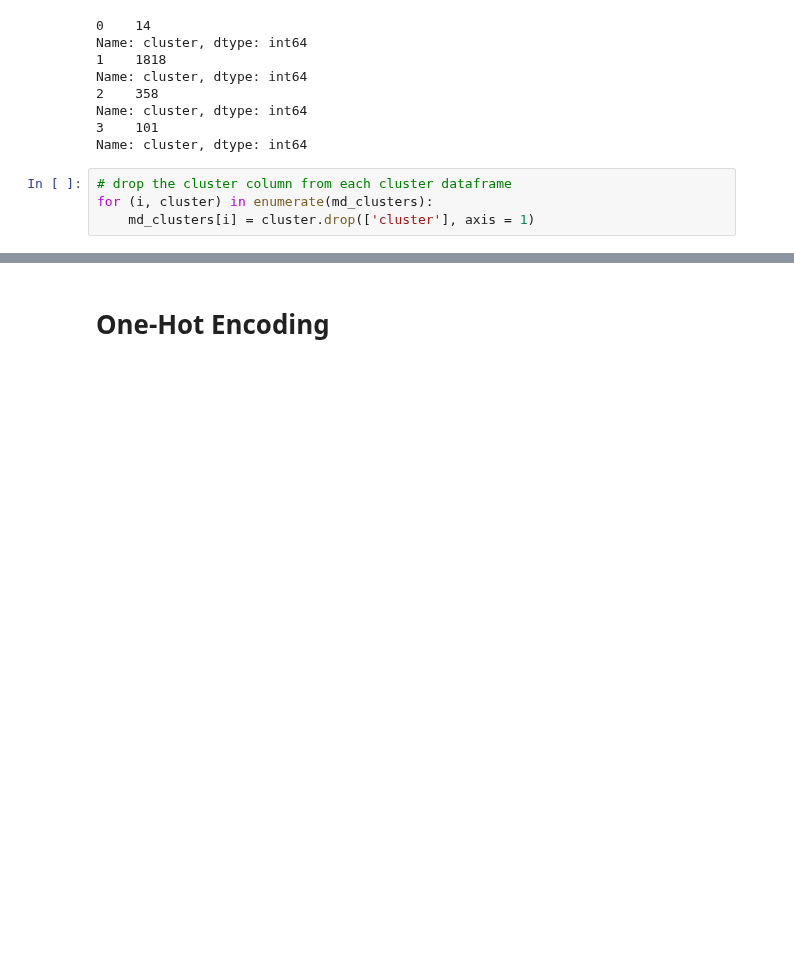
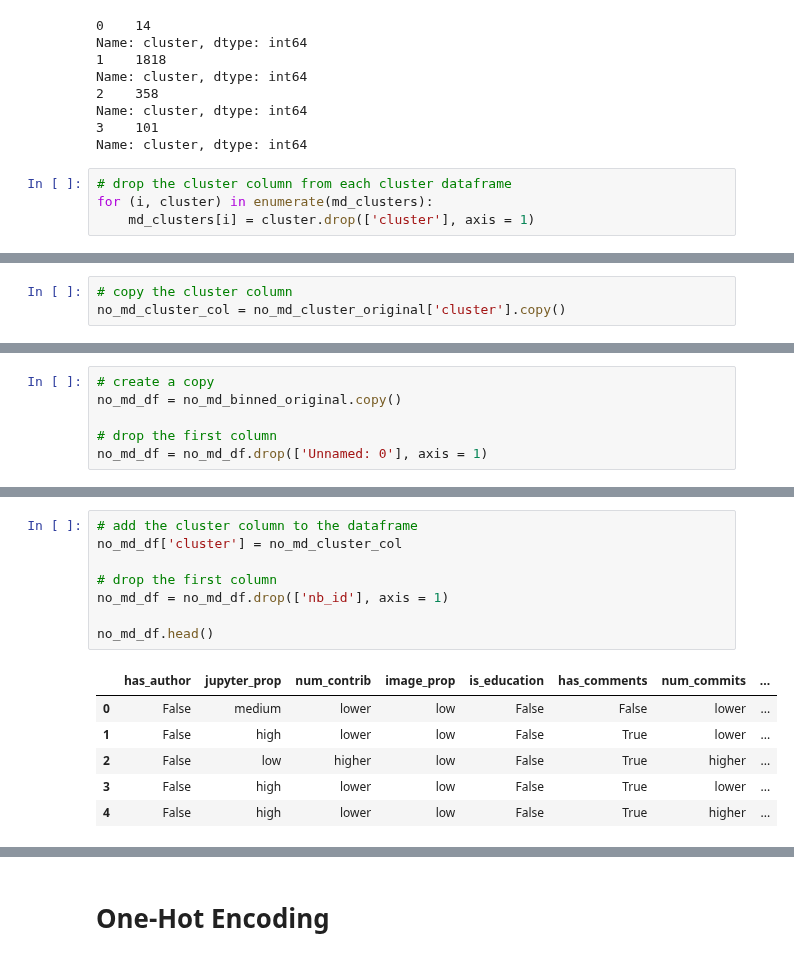
Before and after one commit to Isabel-Gan/quantifying-notebook-features, a Jupyter notebook: output/complete-runs/analysis/cluster-data/cluster-rule-learning.ipynb, the cells around one changed output, grey strips where cells are left out. Drawn from its saved outputs; the diff is of its cells as text; blank space fills up the shorter version.

```diff
--- a/output/complete-runs/analysis/cluster-data/cluster-rule-learning.ipynb
+++ b/output/complete-runs/analysis/cluster-data/cluster-rule-learning.ipynb
@@ -100,0 +116,3 @@ for (i, cluster) in enumerate(md_clusters):
+# %%
+# copy the cluster column
+no_md_cluster_col = no_md_cluster_original['cluster'].copy()
@@ -100,0 +132,6 @@ for (i, cluster) in enumerate(md_clusters):
+# %%
+# create a copy
+no_md_df = no_md_binned_original.copy()
+
+# drop the first column
+no_md_df = no_md_df.drop(['Unnamed: 0'], axis = 1)
@@ -100,0 +144,15 @@ for (i, cluster) in enumerate(md_clusters):
+# %%
+# add the cluster column to the dataframe
+no_md_df['cluster'] = no_md_cluster_col
+
+# drop the first column
+no_md_df = no_md_df.drop(['nb_id'], axis = 1)
+
+no_md_df.head()
+# %% [output]
+|  | has_author | jupyter_prop | num_contrib | image_prop | is_education | has_comments | num_commits | ... |
+| 0 | False | medium | lower | low | False | False | lower | ... |
+| 1 | False | high | lower | low | False | True | lower | ... |
+| 2 | False | low | higher | low | False | True | higher | ... |
+| 3 | False | high | lower | low | False | True | lower | ... |
+| 4 | False | high | lower | low | False | True | higher | ... |
```
Also changed, not shown: parts of 29 cells of this notebook, 1 other file.
